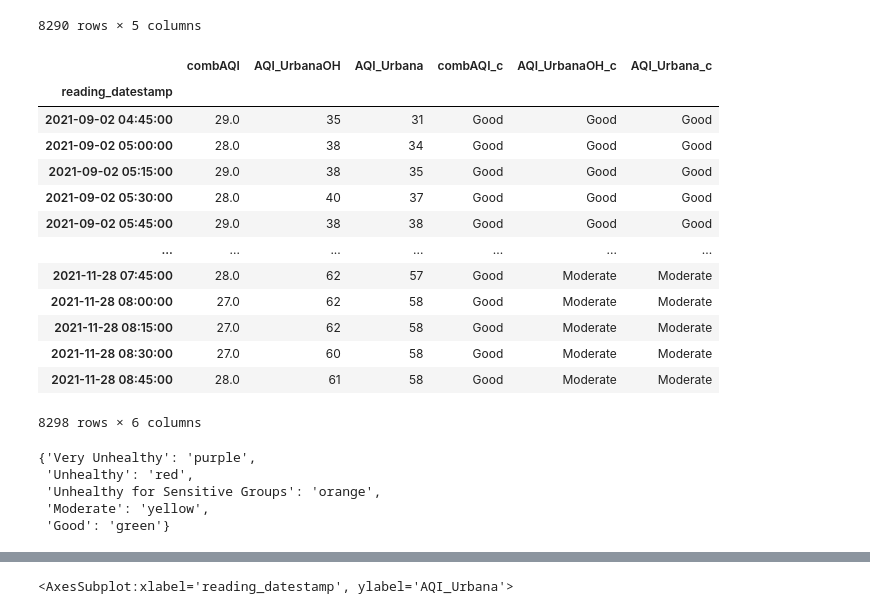
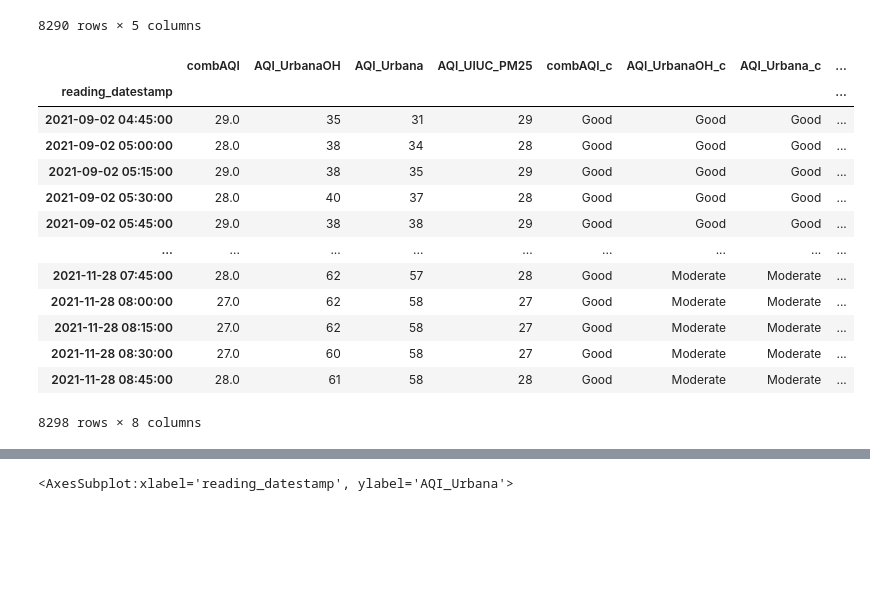
Before and after one commit to mihakim2/2021Fall_finals, a Jupyter notebook: DataViz+Analysis_Moazam.ipynb, the cells around one changed output, grey strips where cells are left out. Cells and saved outputs as stored; diff of their text form; code cells hidden in the pictures; blank space fills up the shorter version.

```diff
--- a/DataViz+Analysis_Moazam.ipynb
+++ b/DataViz+Analysis_Moazam.ipynb
@@ -104,20 +117,9 @@ merged
 # %%
 df_aqi = merged.copy()
-def val_to_aqi(pollutant,input_col):
-    # Supported  by AQI library
-    #pm10 (µg/m³), o3_8h (ppm), co_8h (ppm), no2_1h (ppb), o3_1h (ppm), so2_1h (ppb), pm25 (µg/m³)
-    temp=[]
-    for i in input_col.tolist():
-        if i >=0:
-            cal_aqi = int(aqi.to_aqi([(getattr(aqi, pollutant), i)]))
-            temp.append(cal_aqi)
-        else:
-            call_aqi=0
-            temp.append(cal_aqi)
-    return temp
-
+from functions import val_to_aqi
+df_aqi['AQI_UIUC_PM25']=val_to_aqi('POLLUTANT_PM25', df_aqi['pm2_5_prescale']) #based on pm2.5 vals from UIUC sensor
 df_aqi['AQI_UrbanaOH']=val_to_aqi('POLLUTANT_PM25', df_aqi['pm2.5_UrbanaOH'])
 df_aqi['AQI_Urbana']=val_to_aqi('POLLUTANT_PM25', df_aqi['pm2.5_Urbana'])
-df_aqi_purple= df_aqi[['AQI_UrbanaOH','AQI_Urbana']].copy()
-df_aqi_purple
+df_aqi_25= df_aqi[['AQI_UrbanaOH','AQI_Urbana','AQI_UIUC_PM25']].copy()
+df_aqi_25
 # %% [output]
@@ -169,5 +170,5 @@ df_aqi_uiuc=df_aqi[['combAQI']].copy()
 # %%
-AQI_combined= pd.merge(df_aqi_uiuc,df_aqi_purple, on='reading_datestamp')
+AQI_combined= pd.merge(df_aqi_uiuc,df_aqi_25, on='reading_datestamp')
 #AQI_combined.reset_index(level=0, inplace=True)
 AQI_combined
 # %% [output]
@@ -273,47 +278,26 @@ df_covertedAQI
 | 2021-11-28 08:45:00 | 5 | 19 | 14 | 11 | 28 |
 8290 rows × 5 columns
 # %%
-def get_label(val):
-    if val <=50:
-        label = "Good"
-    elif val>=51 and val<=100:
-        label = 'Moderate'
-    elif val>=101 and val<=150:
-        label = 'Unhealthy for Sensitive Groups'
-    elif val>=151 and val<=200:
-        label = 'Unhealthy'
-    else:
-        label = "Very Unhealthy"
-    return label
+from functions import get_label
 
 AQI_combined['combAQI_c']= [get_label(val) for val in AQI_combined['combAQI']]
+AQI_combined['AQI_UIUC_PM25_c']= [get_label(val) for val in AQI_combined['AQI_UIUC_PM25']]
 AQI_combined['AQI_UrbanaOH_c']= [get_label(val) for val in AQI_combined['AQI_UrbanaOH']]
 AQI_combined['AQI_Urbana_c']= [get_label(val) for val in AQI_combined['AQI_Urbana']]
 AQI_combined
 # %% [output]
-|  | combAQI | AQI_UrbanaOH | AQI_Urbana | combAQI_c | AQI_UrbanaOH_c | AQI_Urbana_c |
-| reading_datestamp |  |  |  |  |  |  |
-| 2021-09-02 04:45:00 | 29.0 | 35 | 31 | Good | Good | Good |
-| 2021-09-02 05:00:00 | 28.0 | 38 | 34 | Good | Good | Good |
-| 2021-09-02 05:15:00 | 29.0 | 38 | 35 | Good | Good | Good |
-| 2021-09-02 05:30:00 | 28.0 | 40 | 37 | Good | Good | Good |
-| 2021-09-02 05:45:00 | 29.0 | 38 | 38 | Good | Good | Good |
-| ... | ... | ... | ... | ... | ... | ... |
-| 2021-11-28 07:45:00 | 28.0 | 62 | 57 | Good | Moderate | Moderate |
-| 2021-11-28 08:00:00 | 27.0 | 62 | 58 | Good | Moderate | Moderate |
-| 2021-11-28 08:15:00 | 27.0 | 62 | 58 | Good | Moderate | Moderate |
-| 2021-11-28 08:30:00 | 27.0 | 60 | 58 | Good | Moderate | Moderate |
-| 2021-11-28 08:45:00 | 28.0 | 61 | 58 | Good | Moderate | Moderate |
+|  | combAQI | AQI_UrbanaOH | AQI_Urbana | AQI_UIUC_PM25 | combAQI_c | AQI_UrbanaOH_c | AQI_Urbana_c | ... |
+| reading_datestamp |  |  |  |  |  |  |  | ... |
+| 2021-09-02 04:45:00 | 29.0 | 35 | 31 | 29 | Good | Good | Good | ... |
+| 2021-09-02 05:00:00 | 28.0 | 38 | 34 | 28 | Good | Good | Good | ... |
+| 2021-09-02 05:15:00 | 29.0 | 38 | 35 | 29 | Good | Good | Good | ... |
+| 2021-09-02 05:30:00 | 28.0 | 40 | 37 | 28 | Good | Good | Good | ... |
+| 2021-09-02 05:45:00 | 29.0 | 38 | 38 | 29 | Good | Good | Good | ... |
+| ... | ... | ... | ... | ... | ... | ... | ... | ... |
+| 2021-11-28 07:45:00 | 28.0 | 62 | 57 | 28 | Good | Moderate | Moderate | ... |
+| 2021-11-28 08:00:00 | 27.0 | 62 | 58 | 27 | Good | Moderate | Moderate | ... |
+| 2021-11-28 08:15:00 | 27.0 | 62 | 58 | 27 | Good | Moderate | Moderate | ... |
+| 2021-11-28 08:30:00 | 27.0 | 60 | 58 | 27 | Good | Moderate | Moderate | ... |
+| 2021-11-28 08:45:00 | 28.0 | 61 | 58 | 28 | Good | Moderate | Moderate | ... |
-8298 rows × 6 columns
+8298 rows × 8 columns
-# %%
-colors = ['purple',  'red', 'orange', 'yellow', 'green']
-orders = ['Very Unhealthy', 'Unhealthy', 'Unhealthy for Sensitive Groups', 'Moderate', 'Good']
-colormap = dict(zip(orders, colors))
-colormap
-# %% [output]
-{'Very Unhealthy': 'purple',
- 'Unhealthy': 'red',
- 'Unhealthy for Sensitive Groups': 'orange',
- 'Moderate': 'yellow',
- 'Good': 'green'}
 # %%
```
Also changed, not shown: parts of 19 cells of this notebook, 6 other files.
